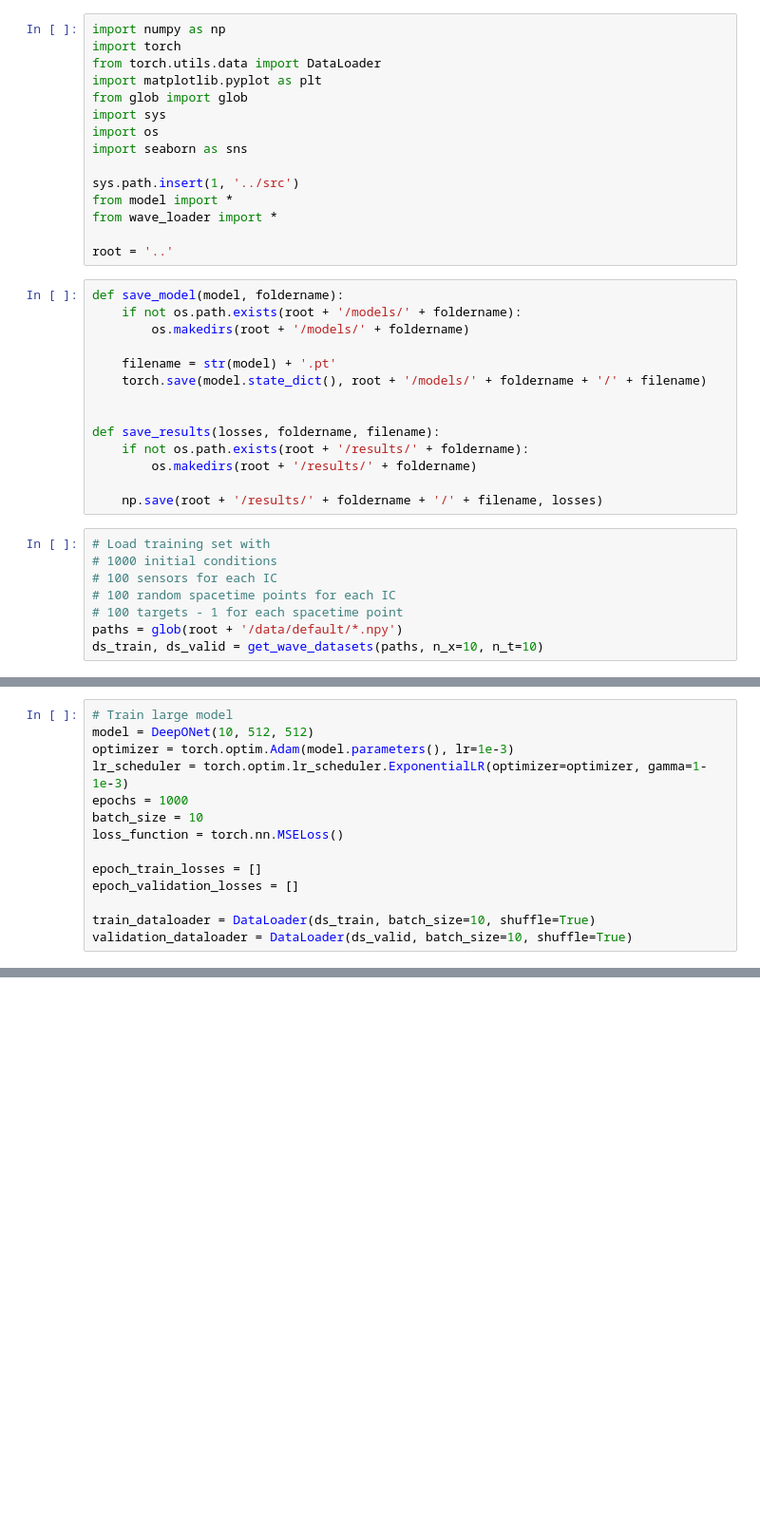
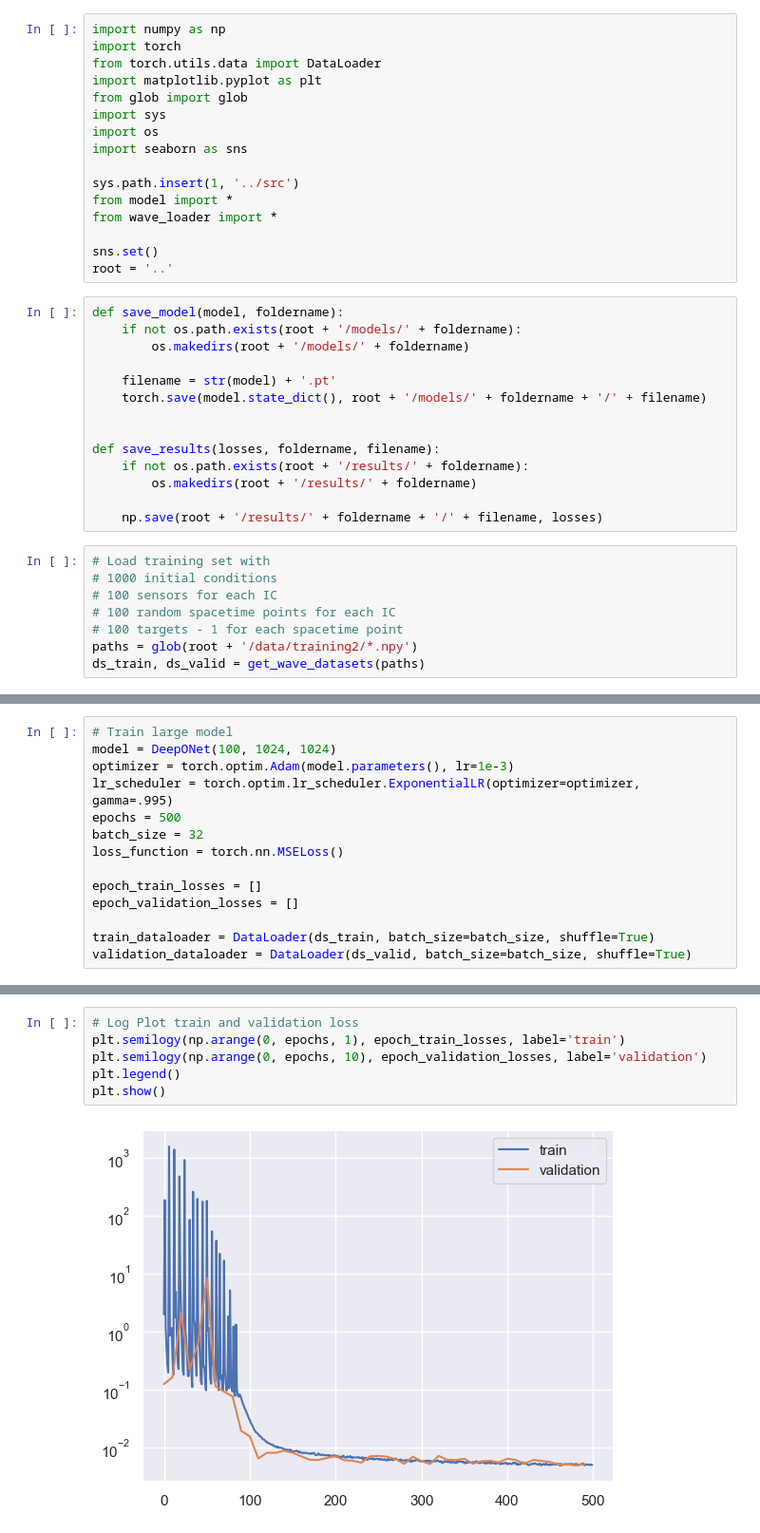
Before and after one commit to sandorfoldi/deeponet, a Jupyter notebook: notebooks/st_model_training.ipynb, the cells around one changed output, grey strips where cells are left out. Shown at 95% size. Cells and saved outputs as stored; diff of their text form; blank space fills up the shorter version.

Commit message:
Trained 3 different models

```diff
--- a/notebooks/st_model_training.ipynb
+++ b/notebooks/st_model_training.ipynb
@@ -17,6 +17,7 @@ sys.path.insert(1, '../src')
 from model import *
 from wave_loader import *
 
+sns.set()
 root = '..'
 # %%
 def save_model(model, foldername):
@@ -38,5 +39,5 @@ def save_results(losses, foldername, filename):
 # 100 sensors for each IC
 # 100 random spacetime points for each IC
 # 100 targets - 1 for each spacetime point
-paths = glob(root + '/data/default/*.npy')
-ds_train, ds_valid = get_wave_datasets(paths, n_x=10, n_t=10)
+paths = glob(root + '/data/training2/*.npy')
+ds_train, ds_valid = get_wave_datasets(paths)
@@ -45,17 +44,17 @@ IndexError: index 226 is out of bounds for axis 0 with size 100
 # %%
 # Train large model
-model = DeepONet(10, 512, 512)
+model = DeepONet(100, 1024, 1024)
 optimizer = torch.optim.Adam(model.parameters(), lr=1e-3)
-lr_scheduler = torch.optim.lr_scheduler.ExponentialLR(optimizer=optimizer, gamma=1-1e-3)
-epochs = 1000
-batch_size = 10
+lr_scheduler = torch.optim.lr_scheduler.ExponentialLR(optimizer=optimizer, gamma=.995)
+epochs = 500
+batch_size = 32
 loss_function = torch.nn.MSELoss()
 
 epoch_train_losses = []
 epoch_validation_losses = []
 
-train_dataloader = DataLoader(ds_train, batch_size=10, shuffle=True)
-validation_dataloader = DataLoader(ds_valid, batch_size=10, shuffle=True)
+train_dataloader = DataLoader(ds_train, batch_size=batch_size, shuffle=True)
+validation_dataloader = DataLoader(ds_valid, batch_size=batch_size, shuffle=True)
 # %%
 for epoch in range(epochs):
     train_losses = []
@@ -88,0 +106,8 @@ for epoch in range(epochs):
+# %%
+# Log Plot train and validation loss
+plt.semilogy(np.arange(0, epochs, 1), epoch_train_losses, label='train')
+plt.semilogy(np.arange(0, epochs, 10), epoch_validation_losses, label='validation')
+plt.legend()
+plt.show()
+# %% [output]
+[figure, added]
```
Also changed, not shown: parts of 5 cells of this notebook, 12 other files.
